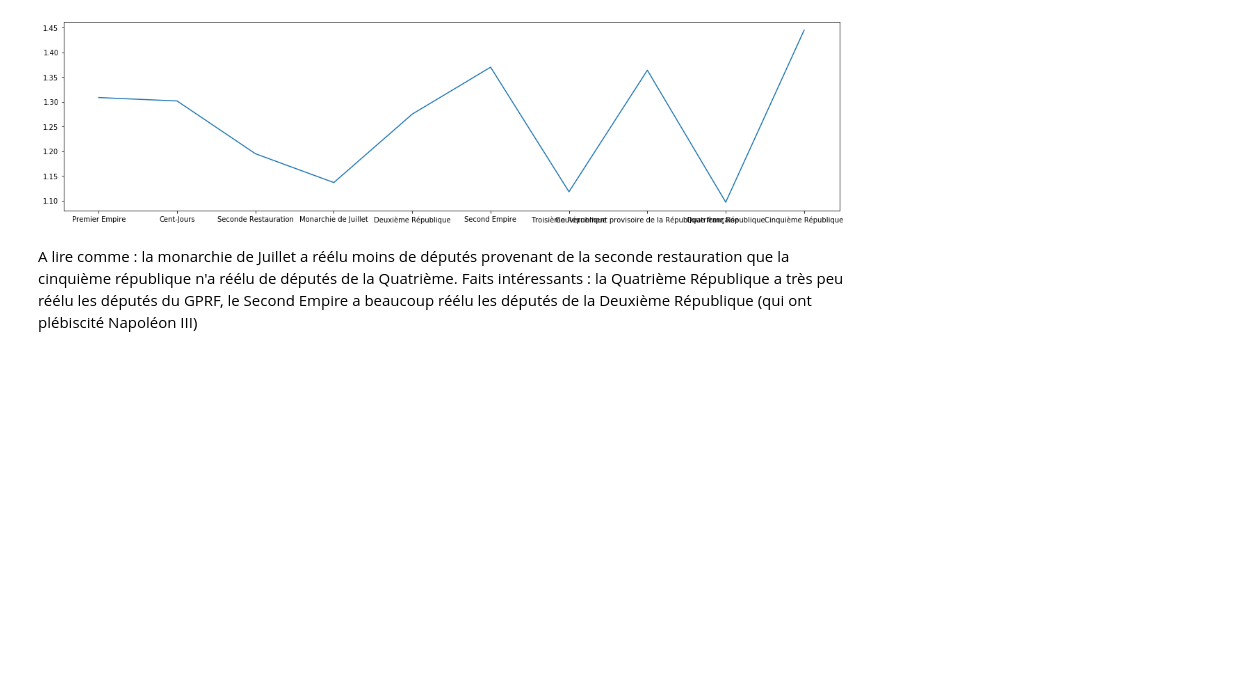
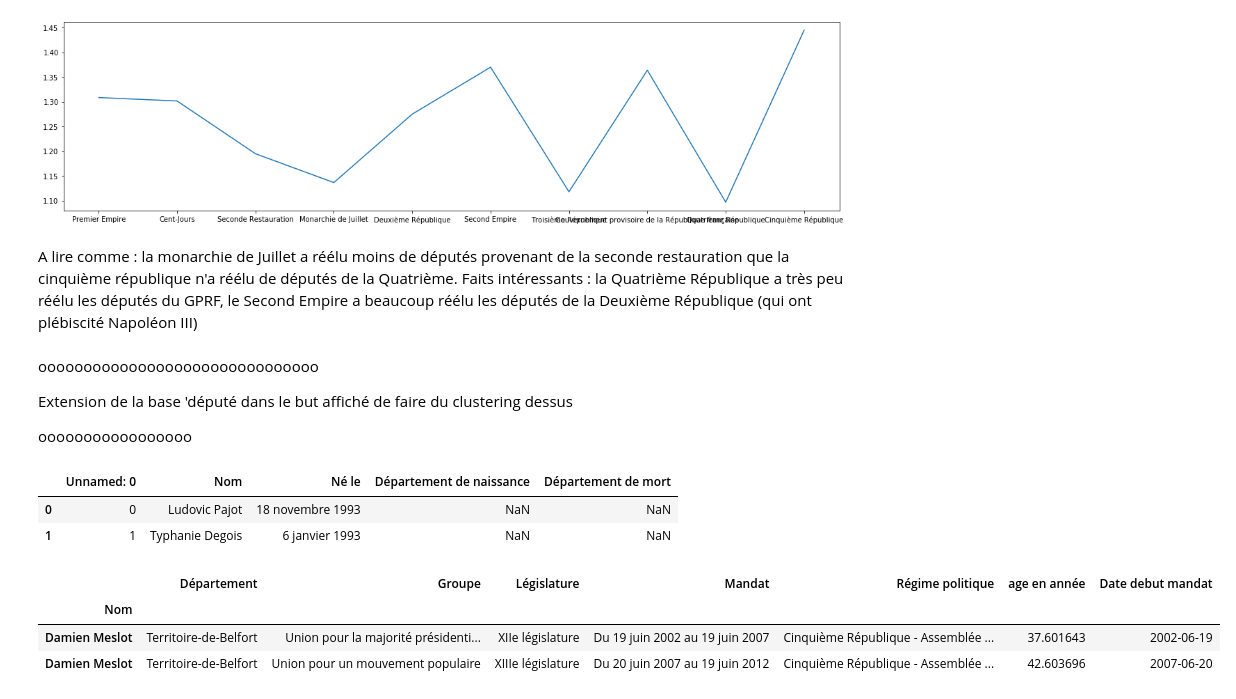
Before and after one commit to dusylvain/Projet-Python-deputes, a Jupyter notebook: statistiques_descriptives_depute.ipynb, the cells around one changed output. Cells and saved outputs as stored; diff of their text form; code cells hidden in the pictures; blank space fills up the shorter version.

```diff
--- a/statistiques_descriptives_depute.ipynb
+++ b/statistiques_descriptives_depute.ipynb
@@ -539,3 +540,22 @@ plt.plot(reg_possible[1:],pctreelec)
 # %% [markdown]
 A lire comme : la monarchie de Juillet a réélu moins de députés provenant de la seconde restauration que la cinquième république n'a réélu de députés de la Quatrième.
 Faits intéressants : la Quatrième République a très peu réélu les députés du GPRF, le Second Empire a beaucoup réélu les députés de la Deuxième République (qui ont plébiscité Napoléon III)
+# %% [markdown]
+ooooooooooooooooooooooooooooooo
+
+Extension de la base 'député dans le but affiché de faire du clustering dessus
+
+ooooooooooooooooo
+# %%
+df_depu.head(2)
+# %% [output]
+|  | Unnamed: 0 | Nom | Né le | Département de naissance | Département de mort |
+| 0 | 0 | Ludovic Pajot | 18 novembre 1993 | NaN | NaN |
+| 1 | 1 | Typhanie Degois | 6 janvier 1993 | NaN | NaN |
+# %%
+age_dep.head(2)
+# %% [output]
+|  | Département | Groupe | Législature | Mandat | Régime politique | age en année | Date debut mandat |
+| Nom |  |  |  |  |  |  |  |
+| Damien Meslot | Territoire-de-Belfort | Union pour la majorité présidenti... | XIIe législature | Du 19 juin 2002 au 19 juin 2007 | Cinquième République - Assemblée ... | 37.601643 | 2002-06-19 |
+| Damien Meslot | Territoire-de-Belfort | Union pour un mouvement populaire | XIIIe législature | Du 20 juin 2007 au 19 juin 2012 | Cinquième République - Assemblée ... | 42.603696 | 2007-06-20 |
```
Also changed, not shown: parts of 11 cells of this notebook.
